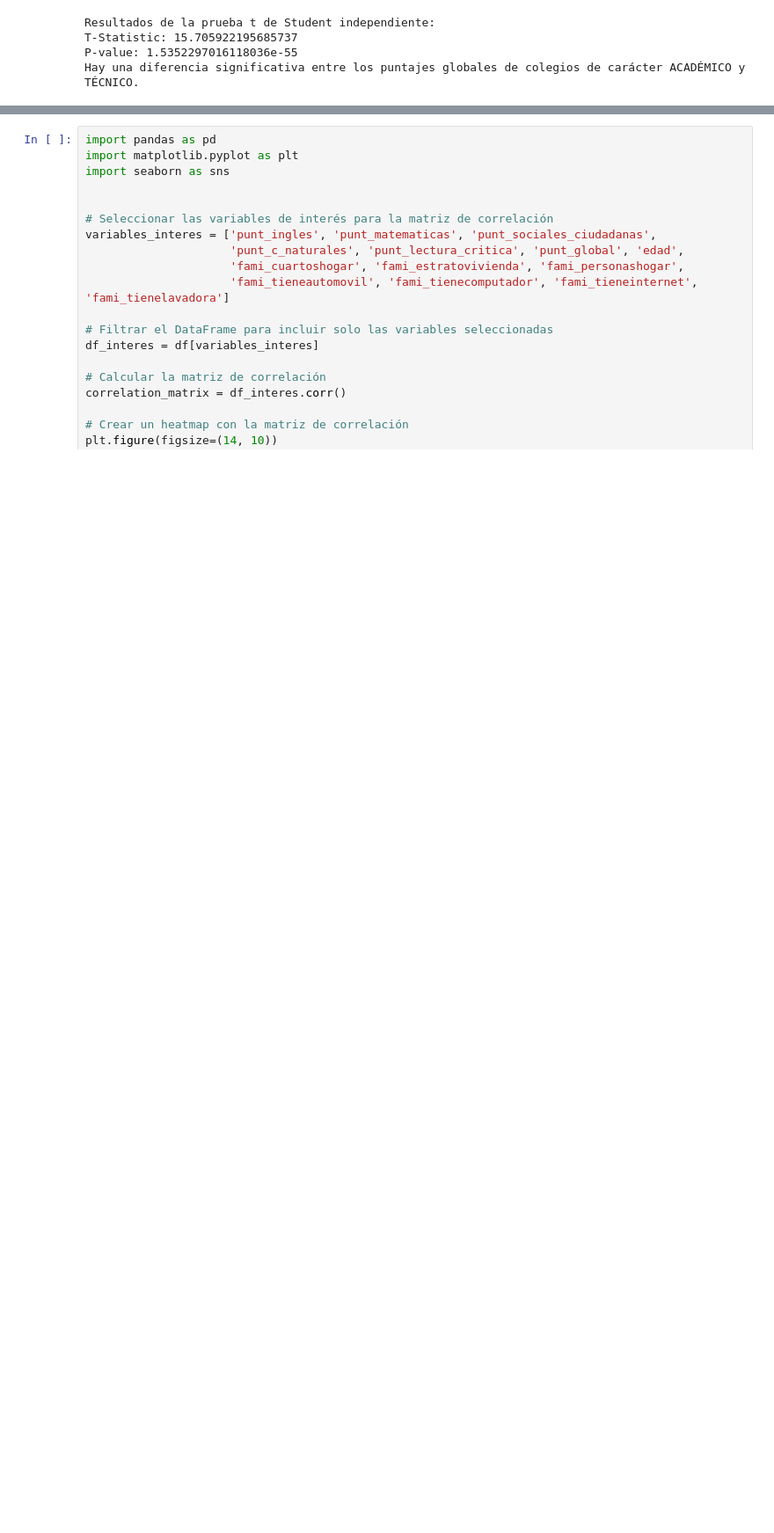
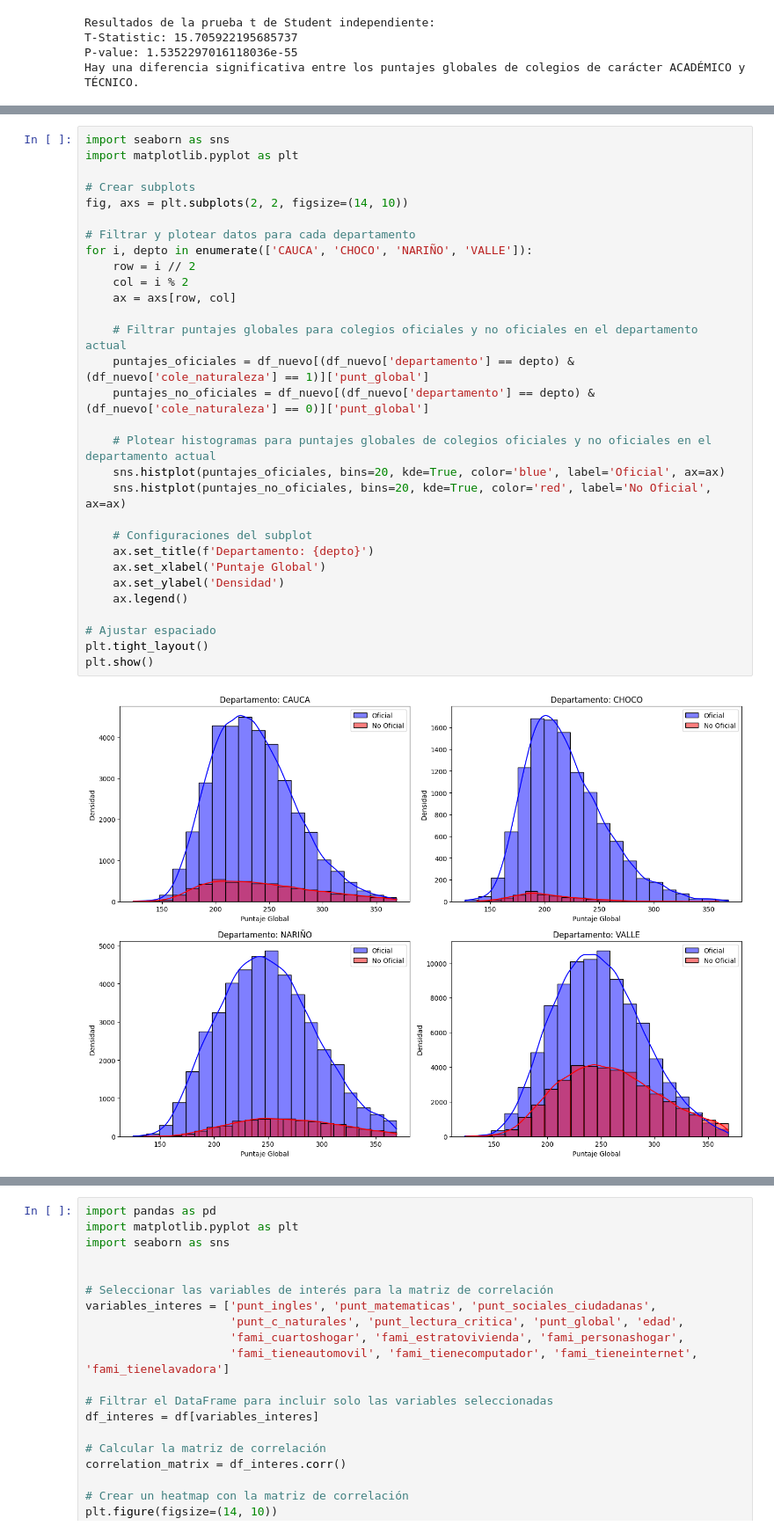
Before and after one commit to emartinezg4/ACTD-proyecto3, a Jupyter notebook: exploracion/Exploracion.ipynb, the cells around one changed output, grey strips where cells are left out. Shown at 88% size. Cells and saved outputs as stored; diff of their text form; blank space fills up the shorter version.

```diff
--- a/exploracion/Exploracion.ipynb
+++ b/exploracion/Exploracion.ipynb
@@ -282,0 +373,32 @@ Hay una diferencia significativa entre los puntajes globales de colegios de car
+# %%
+import seaborn as sns
+import matplotlib.pyplot as plt
+
+# Crear subplots
+fig, axs = plt.subplots(2, 2, figsize=(14, 10))
+
+# Filtrar y plotear datos para cada departamento
+for i, depto in enumerate(['CAUCA', 'CHOCO', 'NARIÑO', 'VALLE']):
+    row = i // 2
+    col = i % 2
+    ax = axs[row, col]
+
+    # Filtrar puntajes globales para colegios oficiales y no oficiales en el departamento actual
+    puntajes_oficiales = df_nuevo[(df_nuevo['departamento'] == depto) & (df_nuevo['cole_naturaleza'] == 1)]['punt_global']
+    puntajes_no_oficiales = df_nuevo[(df_nuevo['departamento'] == depto) & (df_nuevo['cole_naturaleza'] == 0)]['punt_global']
+
+    # Plotear histogramas para puntajes globales de colegios oficiales y no oficiales en el departamento actual
+    sns.histplot(puntajes_oficiales, bins=20, kde=True, color='blue', label='Oficial', ax=ax)
+    sns.histplot(puntajes_no_oficiales, bins=20, kde=True, color='red', label='No Oficial', ax=ax)
+
+    # Configuraciones del subplot
+    ax.set_title(f'Departamento: {depto}')
+    ax.set_xlabel('Puntaje Global')
+    ax.set_ylabel('Densidad')
+    ax.legend()
+
+# Ajustar espaciado
+plt.tight_layout()
+plt.show()
+# %% [output]
+[figure, added]
```
Also changed, not shown: parts of 6 cells of this notebook.
